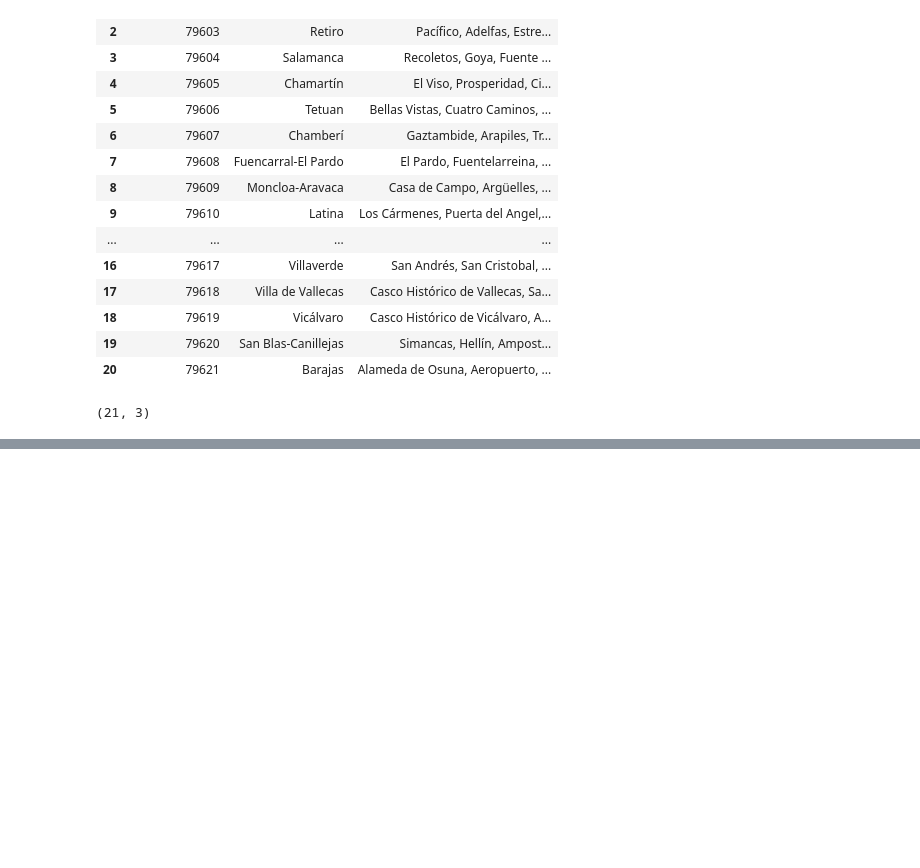
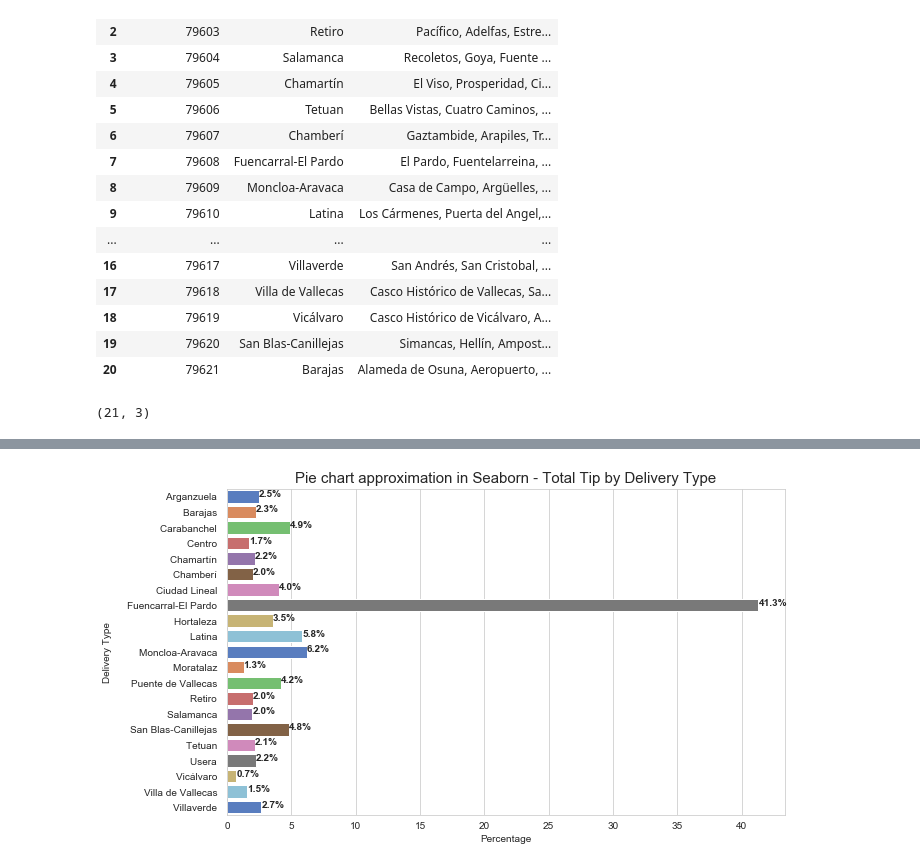
Before and after one commit to LourdesRodriguez/Applied_Data_Science_Capstone, a Jupyter notebook: 20201225_TheBattleofNeighborhoods.ipynb, the cells around one changed output, grey strips where cells are left out. Cells and saved outputs as stored; diff of their text form; code cells hidden in the pictures; blank space fills up the shorter version.

```diff
--- a/20201225_TheBattleofNeighborhoods.ipynb
+++ b/20201225_TheBattleofNeighborhoods.ipynb
@@ -133,0 +269,15 @@ dfR.shape
+# %%
+data_per = data.groupby('DistrictName').agg(percentage =('Population', lambda p: p.sum() / data.sum() * 100)).round(3)
+# %%
+
+sns.set_style("whitegrid")
+bar,ax = plt.subplots(figsize=(10,6))
+ax = sns.barplot(x="percentage", y=data_per.index, data=data_per, ci=None, palette="muted",orient='h' )
+ax.set_title("Pie chart approximation in Seaborn - Total Tip by Delivery Type", fontsize=15)
+ax.set_xlabel ("Percentage")
+ax.set_ylabel ("Delivery Type")
+for rect in ax.patches:
+    ax.text (rect.get_width(), rect.get_y() + rect.get_height() / 2,"%.1f%%"% rect.get_width(), weight='bold' )
+bar.savefig("Seaborn_Bar_Vertical.png");
+# %% [output]
+[figure, added]
```
Also changed, not shown: parts of 13 cells of this notebook.
